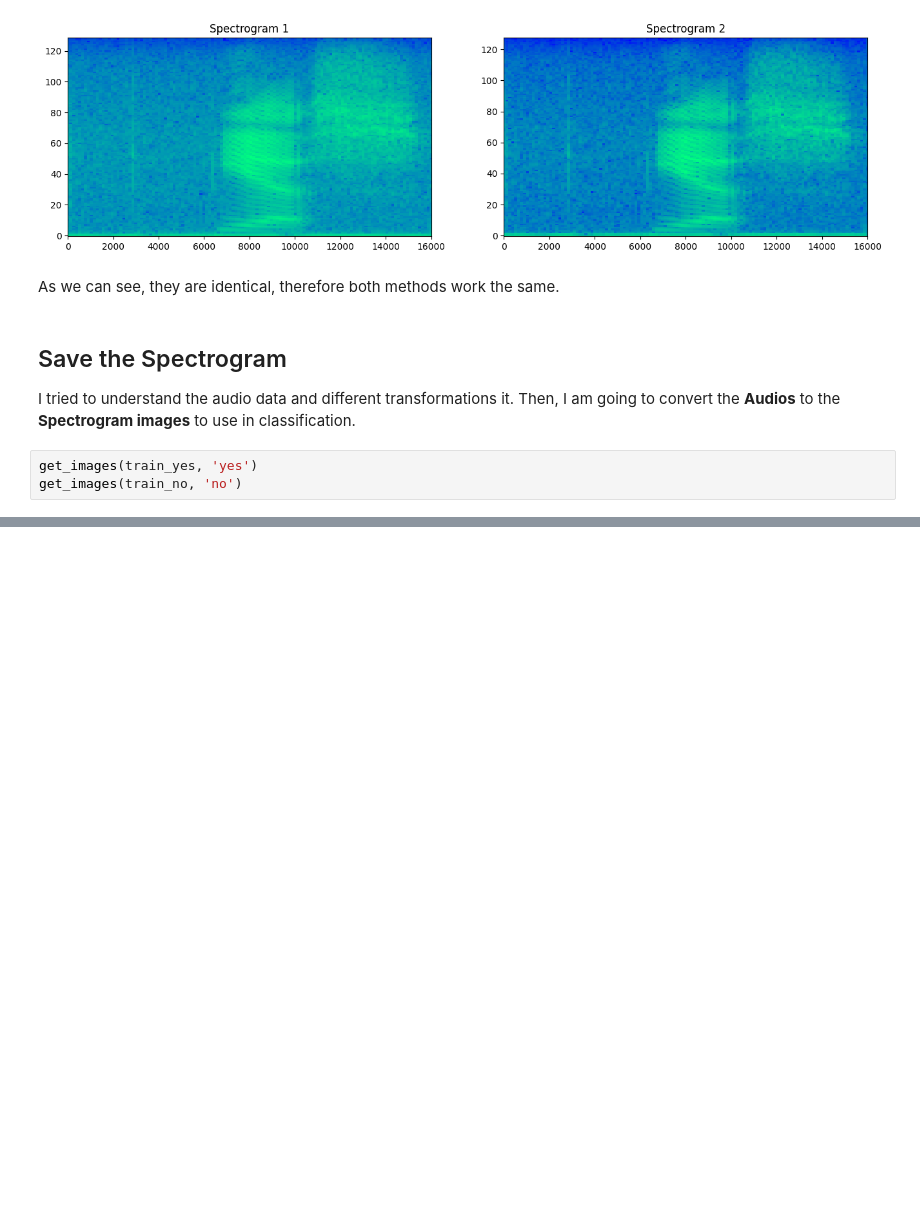
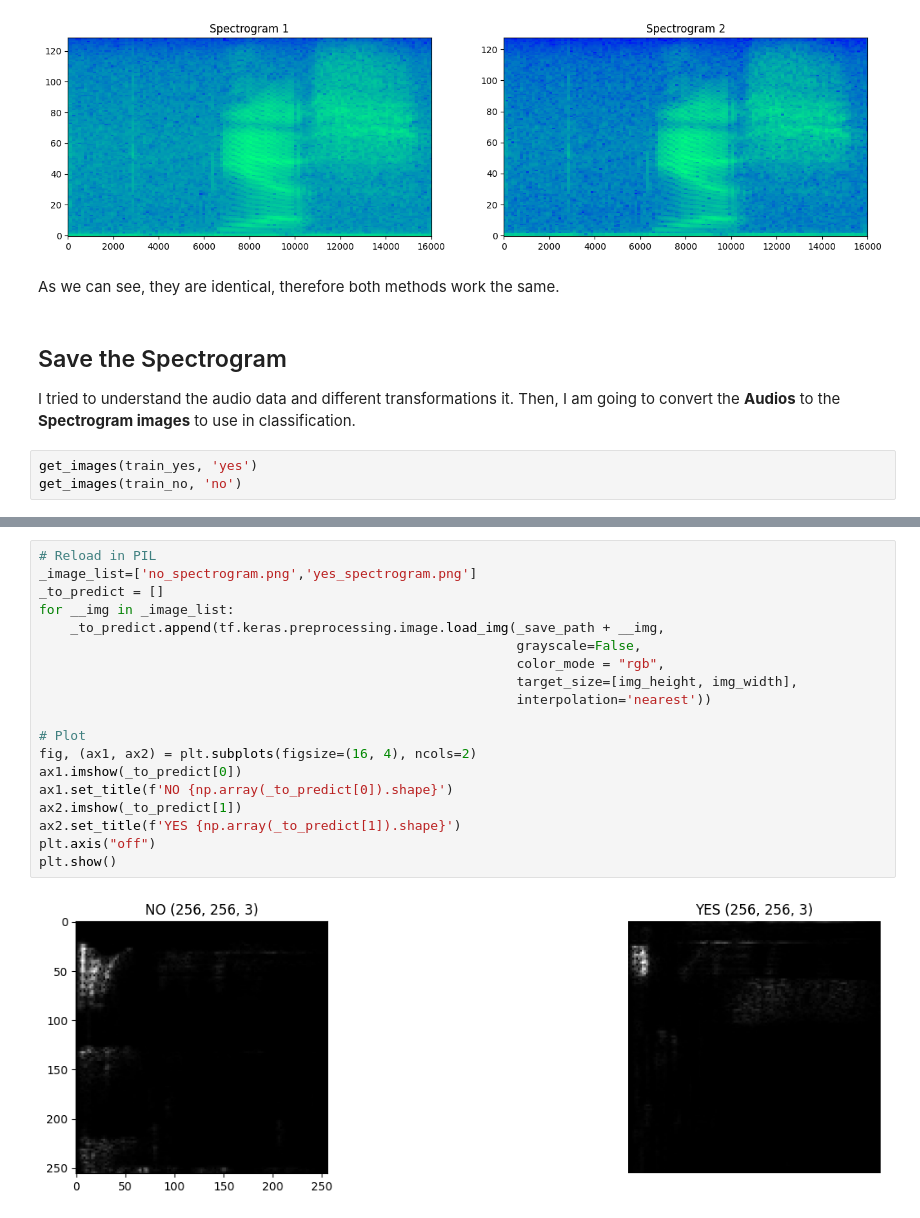
Before and after one commit to kavehmahdavi/TF_Portfolio, a Jupyter notebook: audio_classification/audio_classification.ipynb, the cells around one changed output, grey strips where cells are left out. Cells and saved outputs as stored; diff of their text form; blank space fills up the shorter version.

```diff
--- a/audio_classification/audio_classification.ipynb
+++ b/audio_classification/audio_classification.ipynb
@@ -297,0 +505,21 @@ get_images(train_no, 'no')
+# %%
+# Reload in PIL
+_image_list=['no_spectrogram.png','yes_spectrogram.png']
+_to_predict = []
+for __img in _image_list:
+    _to_predict.append(tf.keras.preprocessing.image.load_img(_save_path + __img,
+                                                             grayscale=False,
+                                                             color_mode = "rgb",
+                                                             target_size=[img_height, img_width],
+                                                             interpolation='nearest'))
+
+# Plot
+fig, (ax1, ax2) = plt.subplots(figsize=(16, 4), ncols=2)
+ax1.imshow(_to_predict[0])
+ax1.set_title(f'NO {np.array(_to_predict[0]).shape}')
+ax2.imshow(_to_predict[1])
+ax2.set_title(f'YES {np.array(_to_predict[1]).shape}')
+plt.axis("off")
+plt.show()
+# %% [output]
+[figure, added]
```
Also changed, not shown: parts of 19 cells of this notebook.
